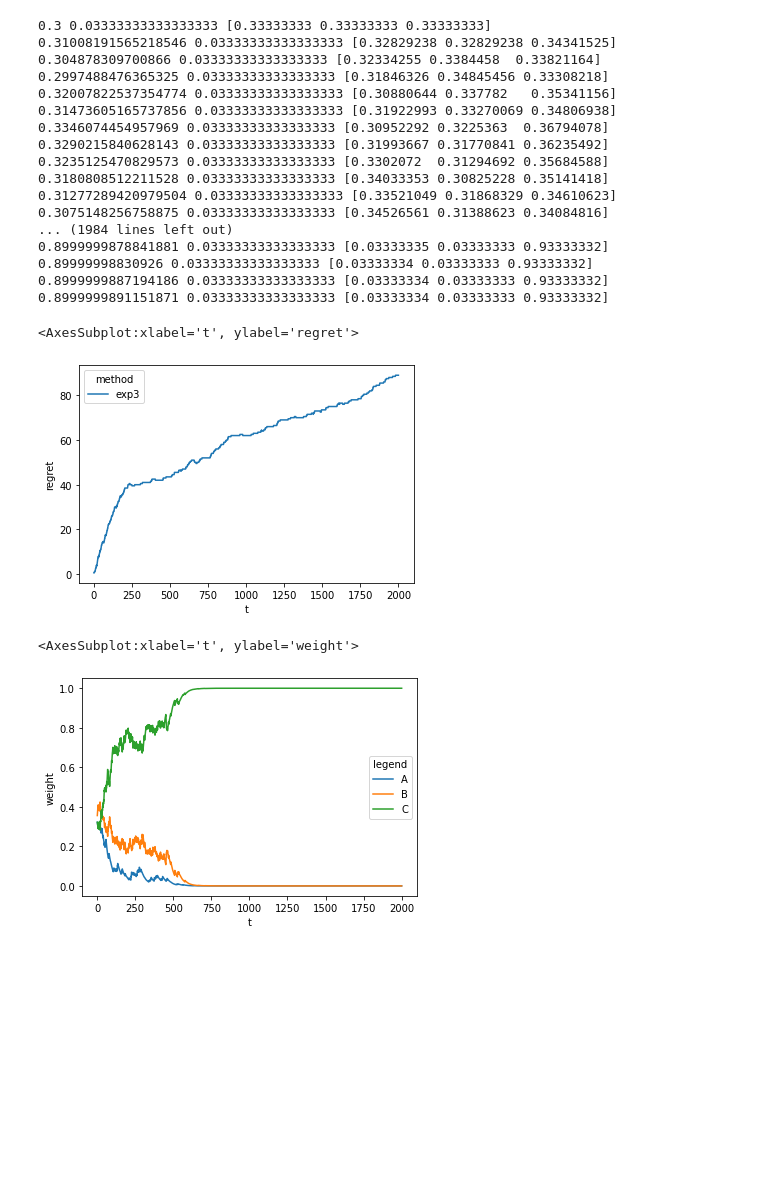
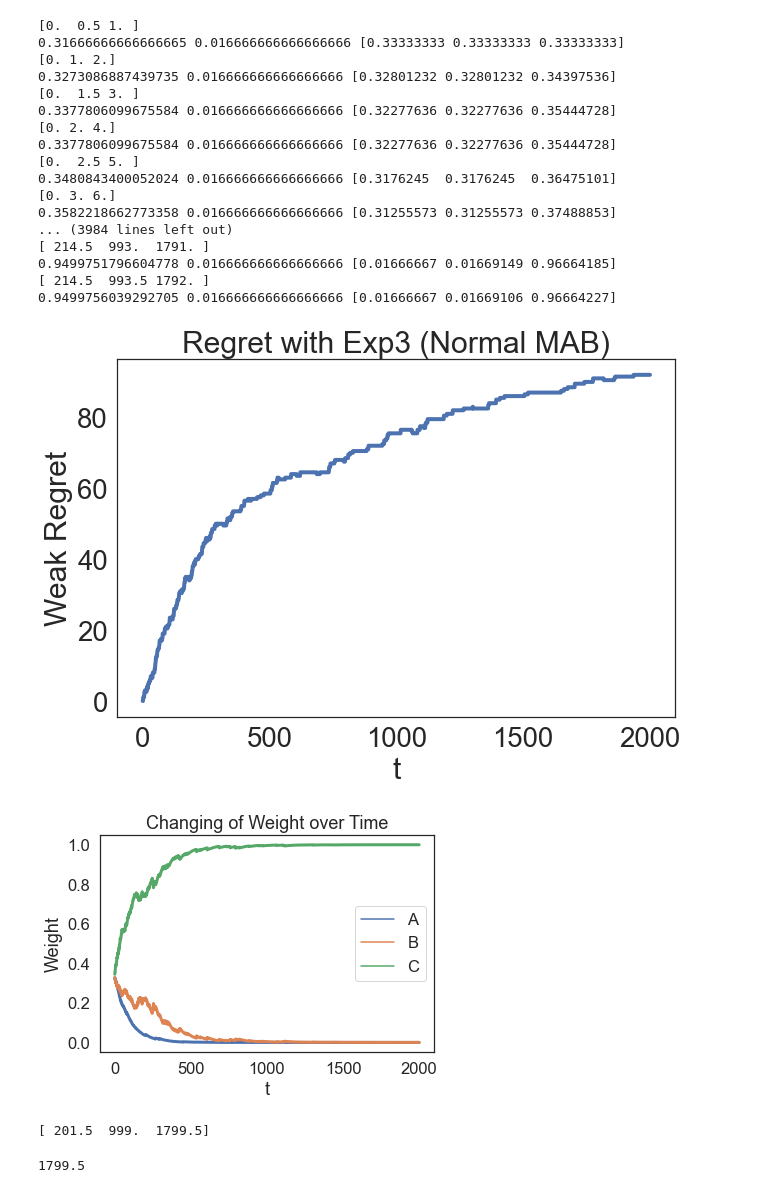
Before and after one commit to enriquephl/periodic_bandit, a Jupyter notebook: distribution_exp3.ipynb, the cells around one changed output. Saved outputs shown, nothing was run; the diff lists cells and outputs as text; code cells hidden in the pictures; blank space fills up the shorter version.

```diff
--- a/distribution_exp3.ipynb
+++ b/distribution_exp3.ipynb
@@ -7,11 +8,9 @@ cost_mu, cost_sigma = 500, 75
 
 def A(t):
     return np.random.normal(cost_mu, cost_sigma)
-    return 10
 
 def B(t):
     return np.random.normal(cost_mu * 0.8, cost_sigma)
-    return 3
 
 def C(t):
     return np.random.normal(cost_mu * 0.6, cost_sigma)
@@ -21,14 +20,15 @@ def getRewards(prices_arr):
     for i in range(len(prices_arr)):
         if prices_arr[i] == min(prices_arr):
             k[i] = 1
-        #elif prices_arr[i] == max(prices_arr):
-            #k[i] = 0
+        elif prices_arr[i] == max(prices_arr):
+            k[i] = 0
         else:
             k[i] = 0.5
     return k
 
 def bestActionAccumulatedReward(prices_arr):
-    return np.max(np.sum(rewards,axis=0))
+    print(np.sum(prices_arr,axis=0))
+    return np.max(np.sum(prices_arr,axis=0))
 # %%
 T = 2000
 K = 3
@@ -43,7 +43,7 @@ regrets_exp3 = [0]
 
 actions_exp3=[-1]
 
-gamma = 0.1
+gamma = 0.05
 
 z=[]
 z_weight=[]
@@ -52,7 +52,7 @@ best_action_accumulated_reward = 0
 
 for i in range(1,T+1):
     rewards.append(getRewards([A(i), B(i), C(i)]))
-    best_action_accumulated_reward = bestActionAccumulatedReward(rewards[i])
+    best_action_accumulated_reward = bestActionAccumulatedReward(rewards)
 
     # exp3
     for arm in range(K):
@@ -88,30 +88,46 @@ for i in range(1,T+1):
 df=pd.DataFrame(z)
 df_weight=pd.DataFrame(z_weight)
 # %% [output]
-0.3 0.03333333333333333 [0.33333333 0.33333333 0.33333333]
-0.31008191565218546 0.03333333333333333 [0.32829238 0.32829238 0.34341525]
-0.304878309700866 0.03333333333333333 [0.32334255 0.3384458  0.33821164]
-0.2997488476365325 0.03333333333333333 [0.31846326 0.34845456 0.33308218]
-0.32007822537354774 0.03333333333333333 [0.30880644 0.337782   0.35341156]
-0.31473605165737856 0.03333333333333333 [0.31922993 0.33270069 0.34806938]
-0.3346074454957969 0.03333333333333333 [0.30952292 0.3225363  0.36794078]
-0.3290215840628143 0.03333333333333333 [0.31993667 0.31770841 0.36235492]
-0.3235125470829573 0.03333333333333333 [0.3302072  0.31294692 0.35684588]
-0.3180808512211528 0.03333333333333333 [0.34033353 0.30825228 0.35141418]
-0.31277289420979504 0.03333333333333333 [0.33521049 0.31868329 0.34610623]
-0.3075148256758875 0.03333333333333333 [0.34526561 0.31388623 0.34084816]
-... (1984 lines left out)
-0.8999999878841881 0.03333333333333333 [0.03333335 0.03333333 0.93333332]
-0.89999998830926 0.03333333333333333 [0.03333334 0.03333333 0.93333332]
-0.8999999887194186 0.03333333333333333 [0.03333334 0.03333333 0.93333332]
-0.8999999891151871 0.03333333333333333 [0.03333334 0.03333333 0.93333332]
+[0.  0.5 1. ]
+0.31666666666666665 0.016666666666666666 [0.33333333 0.33333333 0.33333333]
+[0. 1. 2.]
+0.3273086887439735 0.016666666666666666 [0.32801232 0.32801232 0.34397536]
+[0.  1.5 3. ]
+0.3377806099675584 0.016666666666666666 [0.32277636 0.32277636 0.35444728]
+[0. 2. 4.]
+0.3377806099675584 0.016666666666666666 [0.32277636 0.32277636 0.35444728]
+[0.  2.5 5. ]
+0.3480843400052024 0.016666666666666666 [0.3176245  0.3176245  0.36475101]
+[0. 3. 6.]
+0.3582218662773358 0.016666666666666666 [0.31255573 0.31255573 0.37488853]
+... (3984 lines left out)
+[ 214.5  993.  1791. ]
+0.9499751796604778 0.016666666666666666 [0.01666667 0.01669149 0.96664185]
+[ 214.5  993.5 1792. ]
+0.9499756039292705 0.016666666666666666 [0.01666667 0.01669106 0.96664227]
 # %%
-sns.lineplot(x="t",y="regret",data=df,hue="method")
+sns.set_theme(style="white", font_scale=2.5)
+plt.figure(figsize=(10,6.6))
+ax1 = sns.lineplot(x="t",y="regret",data=df, linewidth = 4)
+ax1.set_title("Regret with Exp3 (Normal MAB)")
+ax1.set_xlabel("t")
+ax1.set_ylabel("Weak Regret")
+ax1.figure.savefig("regret_normal.png")
 # %% [output]
-<AxesSubplot:xlabel='t', ylabel='regret'>
-[figure, old version]
+[figure, new version]
 # %%
-sns.lineplot(x="t",y="weight",data=df_weight,hue="legend")
+sns.set_theme(style="white", font_scale=1.5)
+ax2 = sns.lineplot(x="t",y="weight",data=df_weight,hue="legend", linewidth = 3)
+ax2.set_title("Changing of Weight over Time")
+ax2.set_xlabel("t")
+ax2.set_ylabel("Weight")
+ax2.legend().set_title(title=None)
+ax2.figure.savefig("weight_normal.png")
 # %% [output]
-<AxesSubplot:xlabel='t', ylabel='weight'>
-[figure, old version]
+[figure, new version]
+# %%
+zz=[]
+for i in range(1,T+1):
+# %% [output]
+[ 201.5  999.  1799.5]
+1799.5
```
Also changed, not shown: parts of 2 cells of this notebook, 27 other files.
